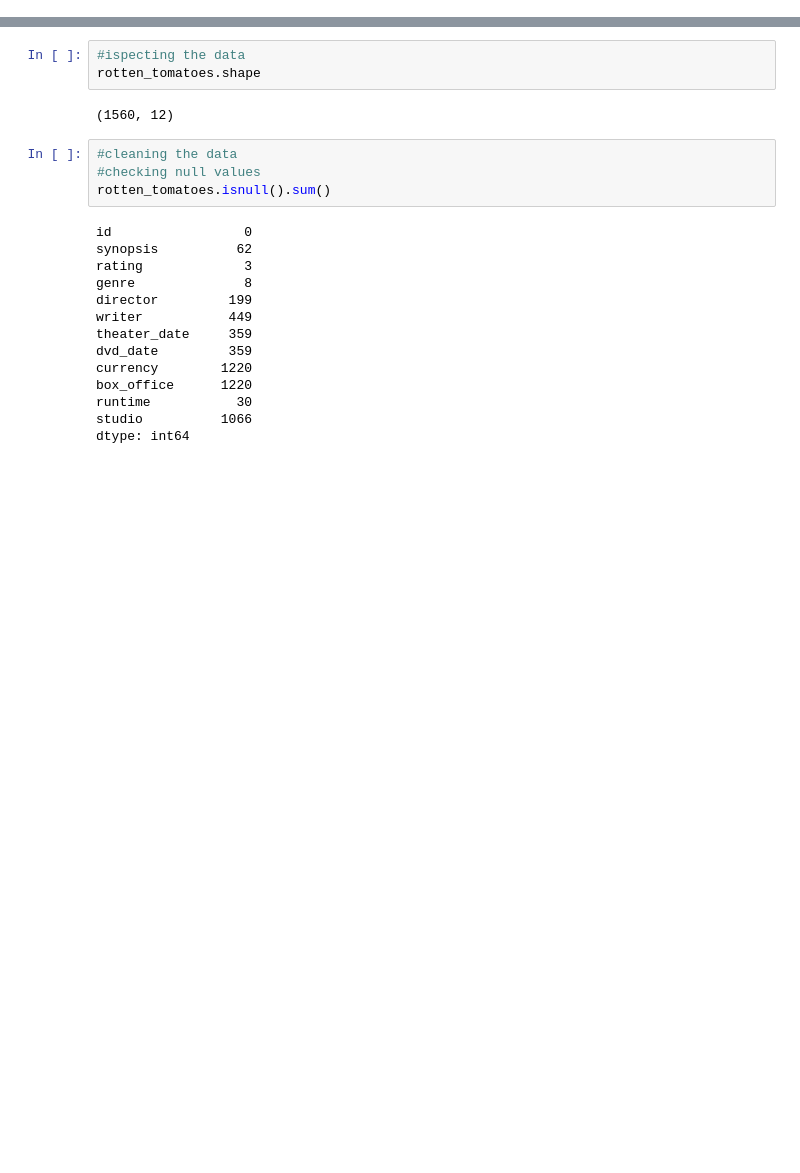
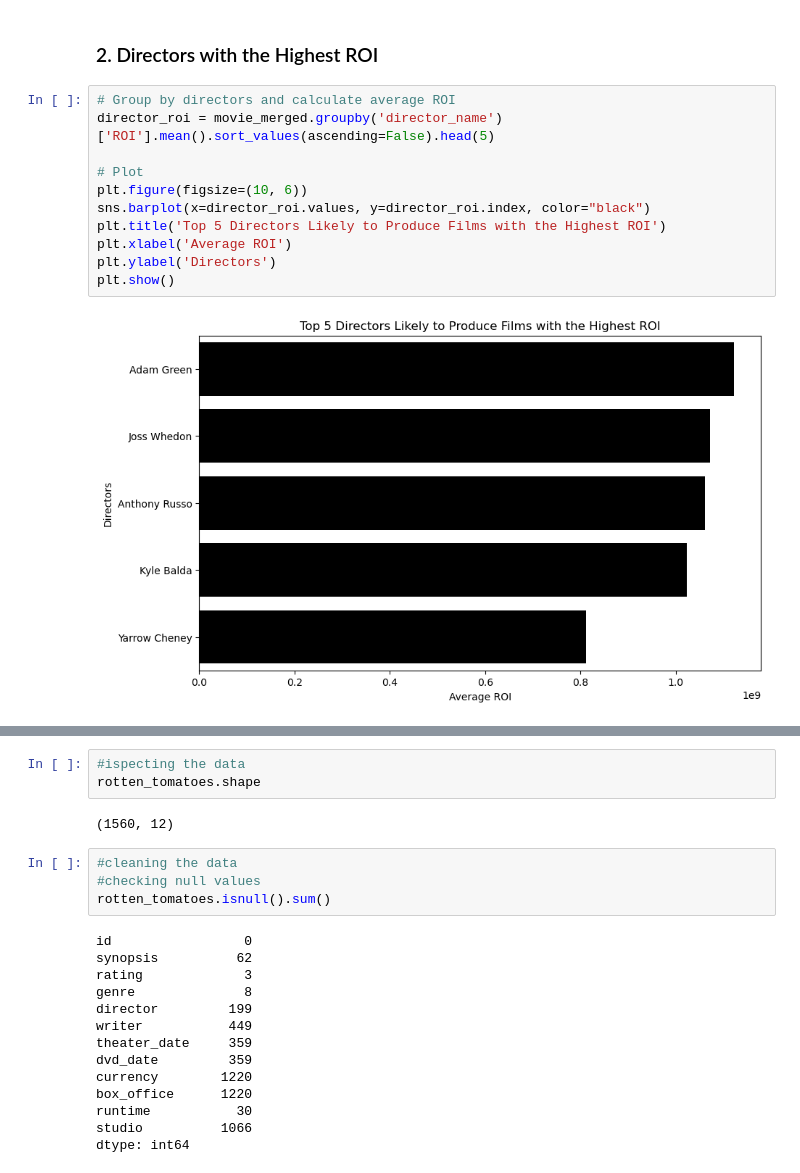
Before and after one commit to Austin-Murunga/dsc-phase-2-project-v3, a Jupyter notebook: student.ipynb, the cells around one changed output, grey strips where cells are left out. Drawn from its saved outputs; the diff is of its cells as text; blank space fills up the shorter version.

```diff
--- a/student.ipynb
+++ b/student.ipynb
@@ -160,0 +625,15 @@ imdb_path = r'C:\Users\User\OneDrive\Desktop\phase 2 proj\dsc-phase-2-project-v3
+# %% [markdown]
+### 2. Directors with the Highest ROI
+# %%
+# Group by directors and calculate average ROI
+director_roi = movie_merged.groupby('director_name')['ROI'].mean().sort_values(ascending=False).head(5)
+
+# Plot
+plt.figure(figsize=(10, 6))
+sns.barplot(x=director_roi.values, y=director_roi.index, color="black")
+plt.title('Top 5 Directors Likely to Produce Films with the Highest ROI')
+plt.xlabel('Average ROI')
+plt.ylabel('Directors')
+plt.show()
+# %% [output]
+[figure, added]
```
Also changed, not shown: parts of 101 cells of this notebook, 4 other files.
